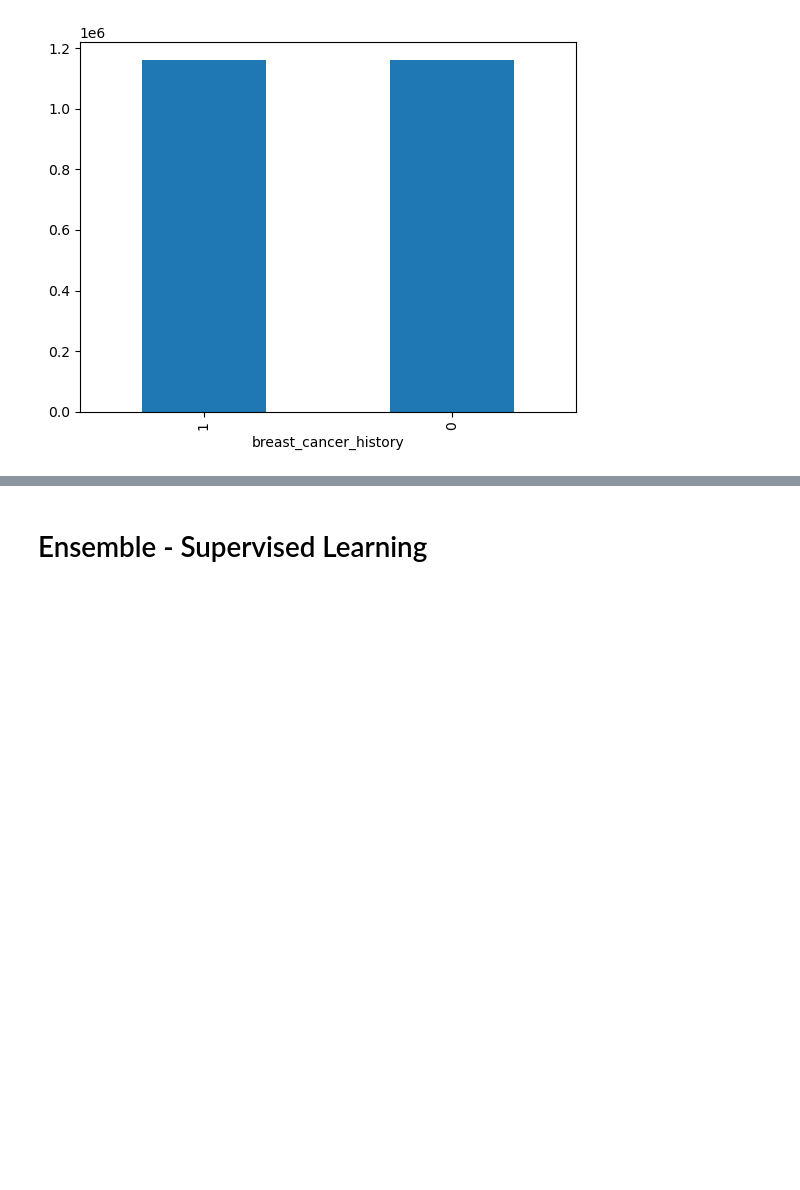
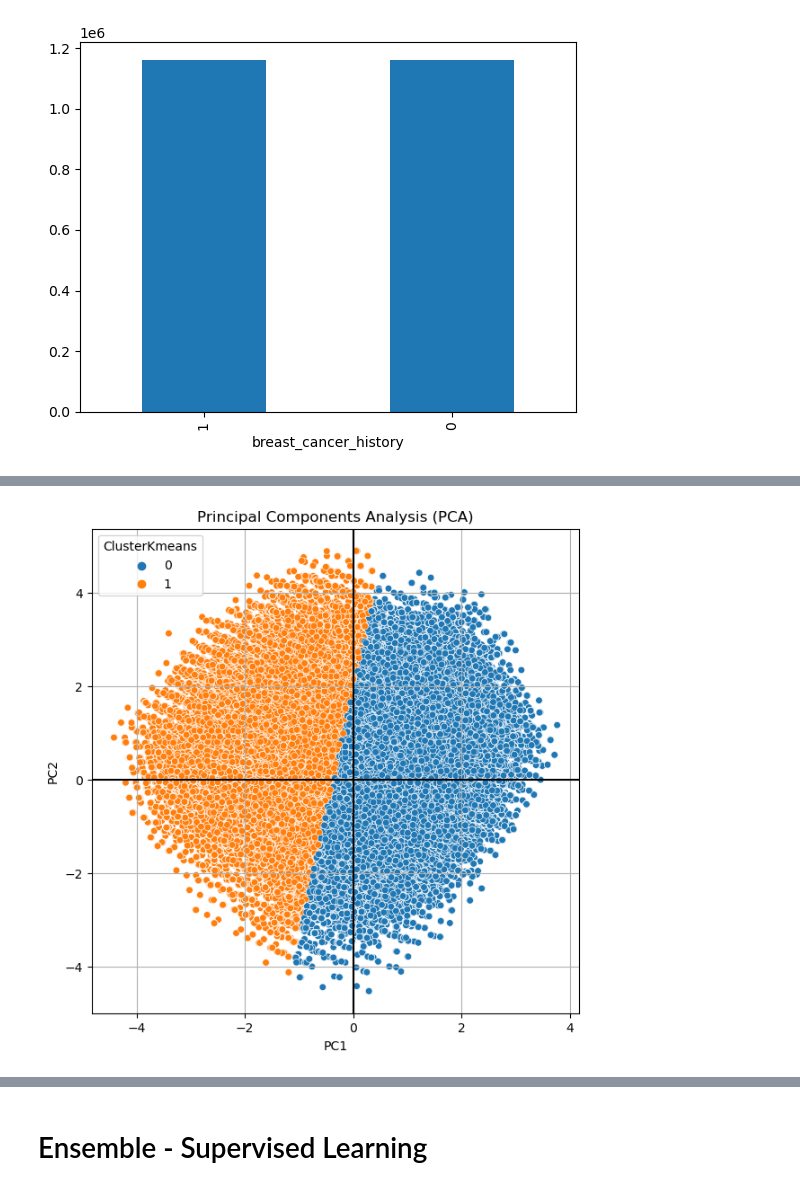
Before and after one commit to schwartzh2017/Final_Project_CL_HS, a Jupyter notebook: HS_analysis.ipynb, the cells around one changed output, grey strips where cells are left out. Cells and saved outputs as stored; diff of their text form; code cells hidden in the pictures; blank space fills up the shorter version.

```diff
--- a/HS_analysis.ipynb
+++ b/HS_analysis.ipynb
@@ -103,0 +189,20 @@ X_scaled.sample(5)
+# %%
+# first define a plot fn
+
+def plotData(df, groupby):
+    # Make a scatterplot of the first two principal components of the data, colored by the groupby field.
+
+    plt.figure(figsize=(7, 7))
+
+    # Use seaborn scatterplot with hue for coloring by group
+    sns.scatterplot(data=df, x='PC1', y='PC2', hue=groupby, palette='tab10', s=30)
+
+    plt.axhline(0, color='black')
+    plt.axvline(0, color='black')
+    plt.title("Principal Components Analysis (PCA)")
+    plt.grid(True)
+    plt.legend(title=groupby)
+    plt.show()
+# %%
+X_pca = pd.DataFrame(X_train_trans, columns=['PC1','PC2'])
+X_pca.sample(5)
@@ -103,0 +216,5 @@ X_scaled.sample(5)
+# %%
+df_plot = X_pca.copy()
+df_plot['ClusterKmeans'] = y_kmeans
+df_plot['breast_cancer_history'] = y
+df_plot.sample(5)
@@ -103,0 +228,4 @@ X_scaled.sample(5)
+# %%
+plotData(df_plot, 'ClusterKmeans') #confirms what we saw above
+# %% [output]
+[figure, added]
```
Also changed, not shown: parts of 42 cells of this notebook.
